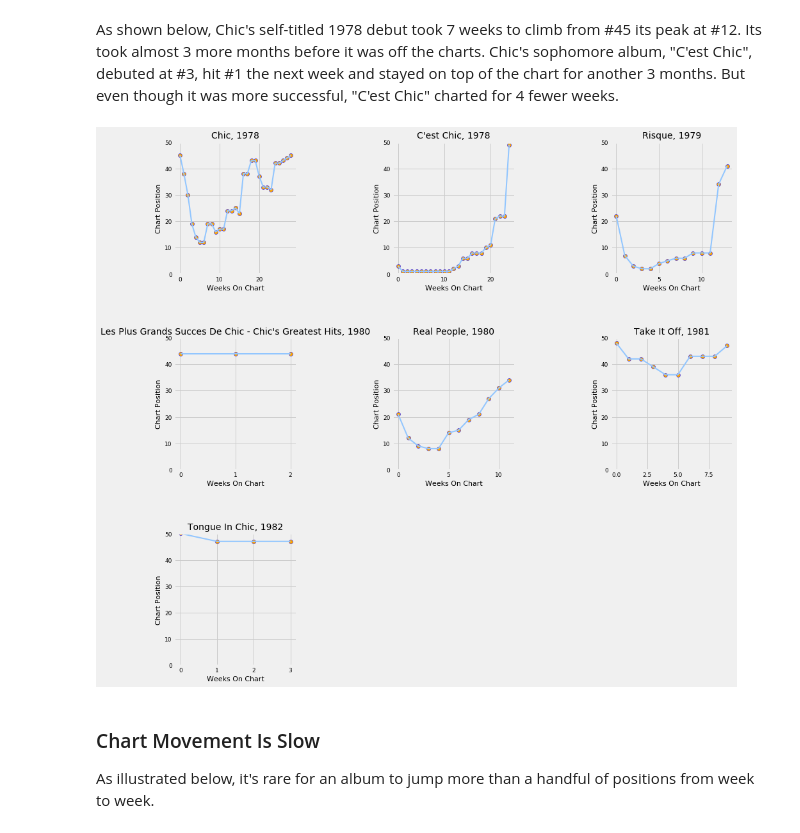
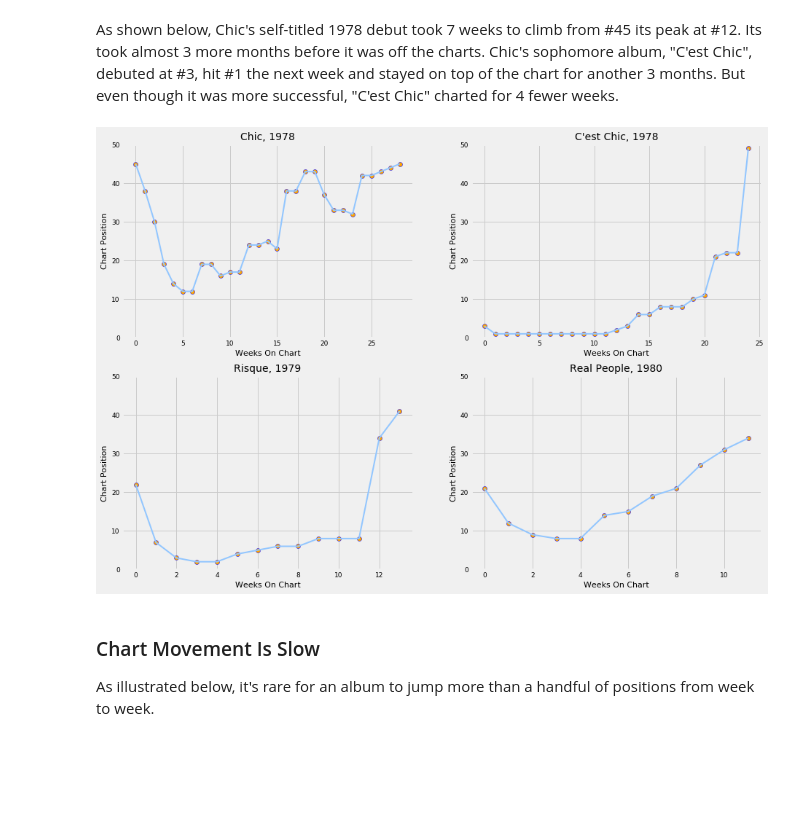
Before and after one commit to afriedman412/r-b_billboard_charts, a Jupyter notebook: bootsy_final_2.ipynb, the cells around one changed output. Cells and saved outputs as stored; diff of their text form; code cells hidden in the pictures; blank space fills up the shorter version.

```diff
--- a/bootsy_final_2.ipynb
+++ b/bootsy_final_2.ipynb
@@ -244,17 +198,20 @@ Almost every album follows a parabolic path, starting high, descending, stabiliz
 
 However, the speed at which any of these steps happens is the variable: a highly anticipated album could hit \#1 from the jump and stay there for weeks, while a breakout album slowly gaining traction could take months before it reaches its peak.
 # %%
-def chart_path(artist, cols, x, y):
-    keys = df[df['artist']==artist]['key'].unique()
+def chart_path(artist, cols, x, y, i=None):
+    if i is None:
+        keys = df[df['artist']==artist]['key'].unique()
+    else:
+        keys = [df[df['artist']==artist]['key'].unique()[x] for x in i]
     plots = len(keys)
     rows = int(plots/cols) + (plots % cols)
     n = 1
     fig = plt.figure(figsize=(x,y))
+    plt.tight_layout(h_pad=4)
     for k in keys:
         d = df[df['key'] == k]
         t = d['title'].values[0]
         yr = d['year'].values[0]
-        plt.tight_layout(h_pad=4)
         plt.subplot(rows, cols, n)
         plt.scatter('weeks_on_chart', 'position', data=d, alpha=1, color='orange', edgecolor='blue')
         plt.plot('weeks_on_chart', 'position', data=d, linewidth=2)
@@ -267,10 +224,10 @@ def chart_path(artist, cols, x, y):
         n += 1
 # %% [markdown]
 As shown below, Chic's self-titled 1978 debut took 7 weeks to climb from \#45 its peak at \#12. Its took almost 3 more months before it was off the charts. Chic's sophomore album, "C'est Chic", debuted at \#3, hit \#1 the next week and stayed on top of the chart for another 3 months. But even though it was more successful, "C'est Chic" charted for 4 fewer weeks.
-# %%
-chart_path('Chic', 3, 14, 12)
-# %% [output]
-[figure, removed]
+# %%
+chart_path('Chic', 2, 14, 10, [0,1,2,4])
+# %% [output]
+[figure, added]
 # %% [markdown]
 ### Chart Movement Is Slow
 As illustrated below, it's rare for an album to jump more than a handful of positions from week to week.
```
Also changed, not shown: parts of 31 cells of this notebook.
